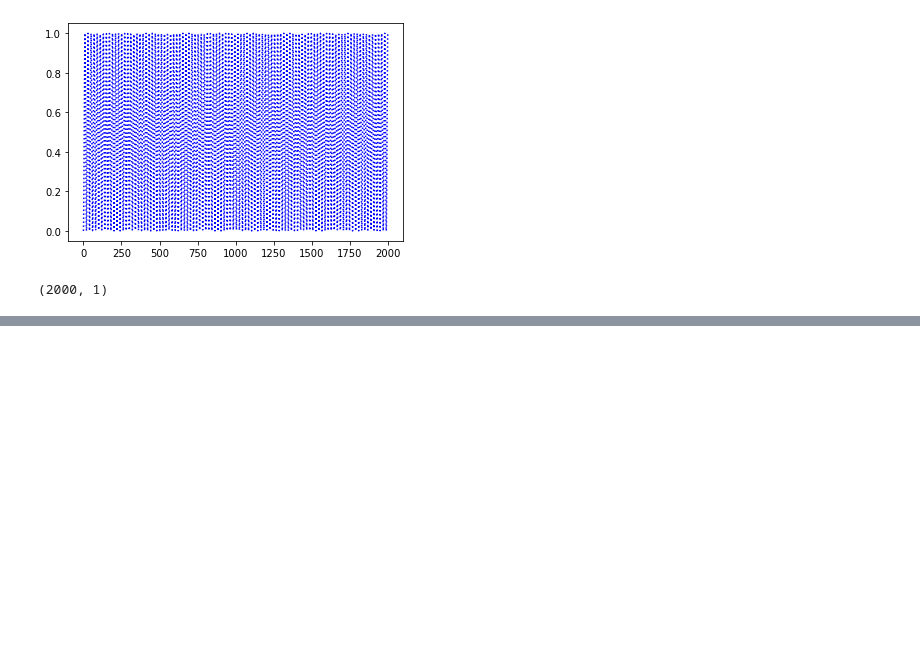
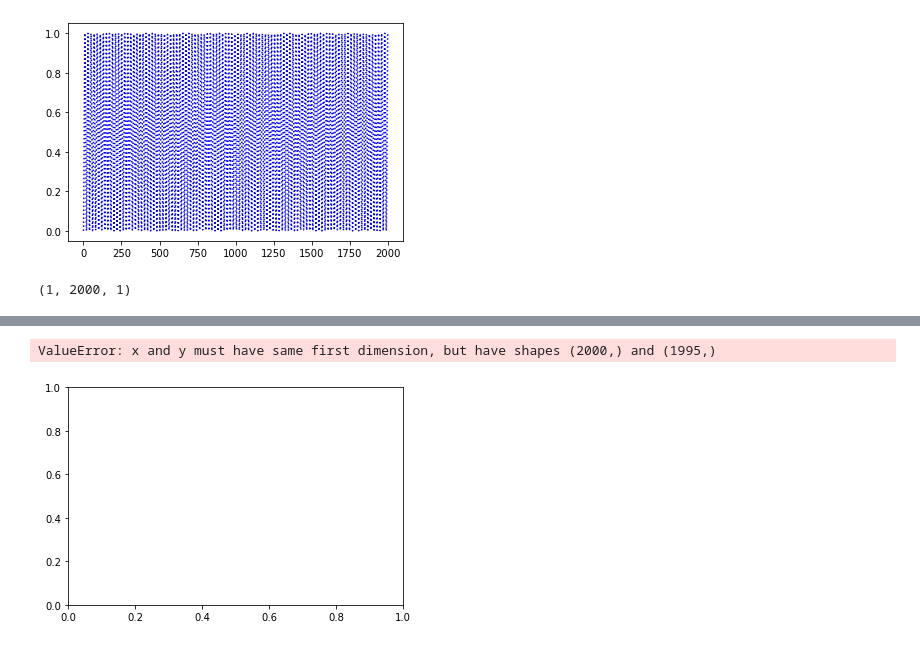
Before and after one commit to Kapoorlabs-paris/goodplacedeeplearning, a Jupyter notebook: PredictResponseStimuli/Time_series_prediction.ipynb, the cells around one changed output, grey strips where cells are left out. Saved outputs shown, nothing was run; the diff lists cells and outputs as text; code cells hidden in the pictures; blank space fills up the shorter version.

```diff
--- a/PredictResponseStimuli/Time_series_prediction.ipynb
+++ b/PredictResponseStimuli/Time_series_prediction.ipynb
@@ -23,21 +23,22 @@ stimuli = np.asarray(stimuli)[0,:]
 plt.plot(np.arange(stimuli.shape[0]),stimuli, color = 'b', linestyle='dotted')
 plt.show()
 
-stimuli = np.reshape(stimuli, (stimuli.shape[0], 1))
+stimuli = np.reshape(stimuli, (1,stimuli.shape[0], 1))
 print(stimuli.shape)
 # %% [output]
 [figure]
-(2000, 1)
+(1, 2000, 1)
 # %%
-model = load_model(model_dir + 'ROI1.h5')
+model = load_model(model_dir + 'ROI2.h5')
 
 prediction = model.predict(stimuli)[:,:,0]
 print(prediction.shape)
-time = np.arange(prediction.shape[0])
-data = prediction[:,0]
+time = np.arange(prediction.shape[1])
+data = prediction[0,:]
 gt = stimuli_data_array[:,1]
 
-plt.plot(time,data, color = 'r')
+plt.plot(time[5:-5],data[5:-5], color = 'r')
 plt.show()
 plt.plot(time,gt, color = 'b')
 plt.show()
+# %% [output]
@@ -43,0 +47,2 @@ plt.show()
+ValueError: x and y must have same first dimension, but have shapes (2000,) and (1995,)
+[figure, added]
```
Also changed, not shown: parts of 1 cell of this notebook, 2 other files.
